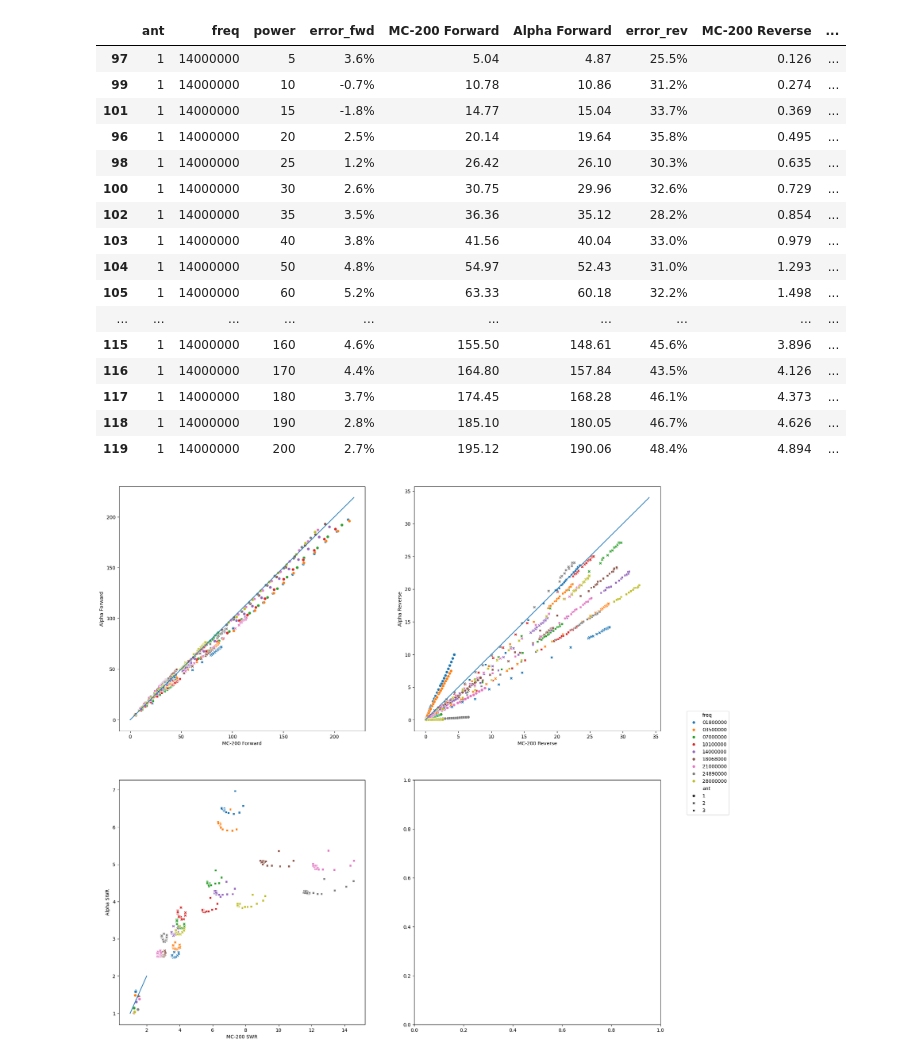
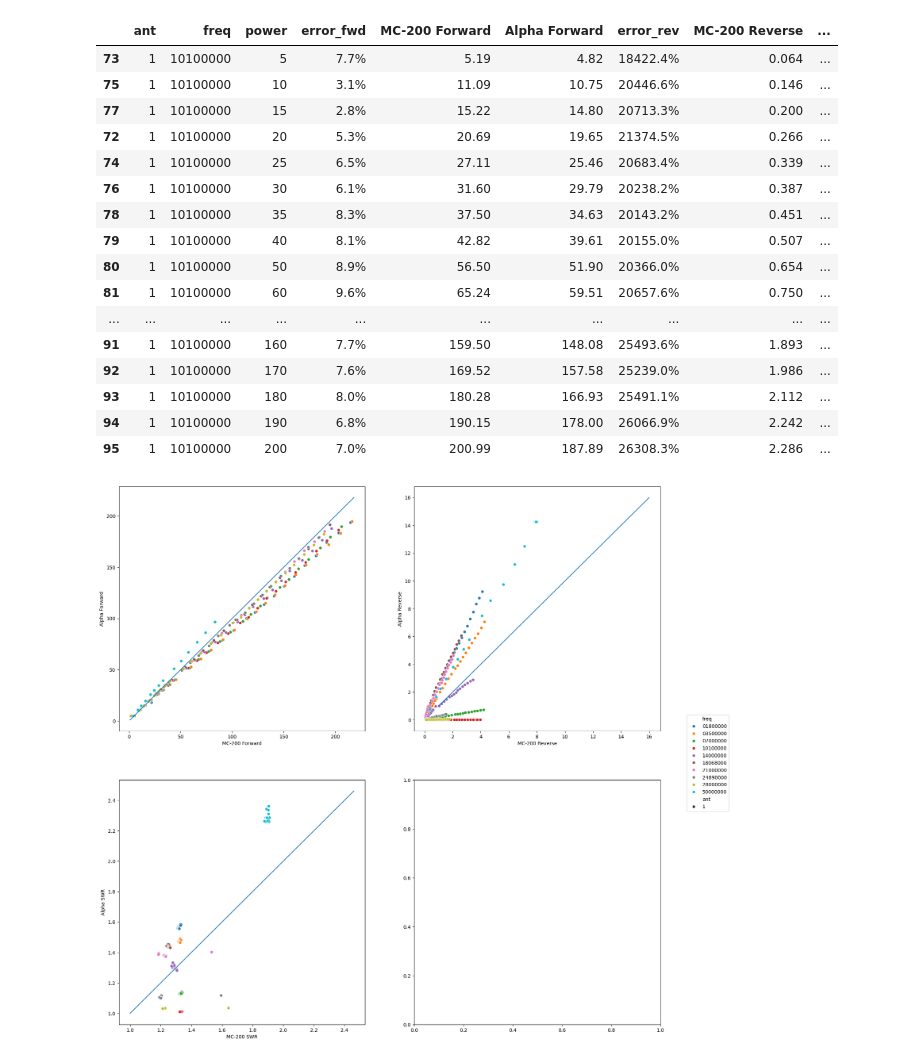
Before and after one commit to DaelonSuzuka/TunerLab, a Jupyter notebook: meter/meter_lab.ipynb, the cells around one changed output. Drawn from its saved outputs; the diff is of its cells as text; code cells hidden in the pictures.

```diff
--- a/meter/meter_lab.ipynb
+++ b/meter/meter_lab.ipynb
@@ -70,15 +70,15 @@ freqs = [
 # %%
 df = load_file('data.jsonl')
 df = df.query('ant == 1')
-df = df.query('freq == "14000000"')
+# df = df.query('freq == "14000000"')
 # df = df.query('freq == "18068000"')
-# df = df.query('freq == "10100000"')
+df = df.query('freq == "10100000"')
 # df = df.query('freq == "01800000"')
 # df = df.query('power == "020"')
 # df = df.sort_values('error_swr', ascending=False)
 df = df.sort_values(['ant', 'freq', 'power'])
 
-df = df.filter(['ant', 'freq', 'power', 'error_fwd', 'MC-200 Forward', 'Alpha Forward', 'error_rev', 'MC-200 Reverse', 'Alpha Reverse', 'error_swr', 'MC-200 SWR', 'Alpha SWR'], axis=1)
+df = df[['ant', 'freq', 'power', 'error_fwd', 'MC-200 Forward', 'Alpha Forward', 'error_rev', 'MC-200 Reverse', 'Alpha Reverse', 'error_swr', 'MC-200 SWR', 'Alpha SWR']]
 df.style.format({
     'error_swr':'{:0.1f}%',
     'error_fwd':'{:0.1f}%',
@@ -92,50 +92,50 @@ df.style.format({
 })
 # %% [output]
 |  | ant | freq | power | error_fwd | MC-200 Forward | Alpha Forward | error_rev | MC-200 Reverse | ... |
-| 97 | 1 | 14000000 | 5 | 3.6% | 5.04 | 4.87 | 25.5% | 0.126 | ... |
-| 99 | 1 | 14000000 | 10 | -0.7% | 10.78 | 10.86 | 31.2% | 0.274 | ... |
-| 101 | 1 | 14000000 | 15 | -1.8% | 14.77 | 15.04 | 33.7% | 0.369 | ... |
-| 96 | 1 | 14000000 | 20 | 2.5% | 20.14 | 19.64 | 35.8% | 0.495 | ... |
-| 98 | 1 | 14000000 | 25 | 1.2% | 26.42 | 26.10 | 30.3% | 0.635 | ... |
-| 100 | 1 | 14000000 | 30 | 2.6% | 30.75 | 29.96 | 32.6% | 0.729 | ... |
-| 102 | 1 | 14000000 | 35 | 3.5% | 36.36 | 35.12 | 28.2% | 0.854 | ... |
-| 103 | 1 | 14000000 | 40 | 3.8% | 41.56 | 40.04 | 33.0% | 0.979 | ... |
-| 104 | 1 | 14000000 | 50 | 4.8% | 54.97 | 52.43 | 31.0% | 1.293 | ... |
-| 105 | 1 | 14000000 | 60 | 5.2% | 63.33 | 60.18 | 32.2% | 1.498 | ... |
+| 73 | 1 | 10100000 | 5 | 7.7% | 5.19 | 4.82 | 18422.4% | 0.064 | ... |
+| 75 | 1 | 10100000 | 10 | 3.1% | 11.09 | 10.75 | 20446.6% | 0.146 | ... |
+| 77 | 1 | 10100000 | 15 | 2.8% | 15.22 | 14.80 | 20713.3% | 0.200 | ... |
+| 72 | 1 | 10100000 | 20 | 5.3% | 20.69 | 19.65 | 21374.5% | 0.266 | ... |
+| 74 | 1 | 10100000 | 25 | 6.5% | 27.11 | 25.46 | 20683.4% | 0.339 | ... |
+| 76 | 1 | 10100000 | 30 | 6.1% | 31.60 | 29.79 | 20238.2% | 0.387 | ... |
+| 78 | 1 | 10100000 | 35 | 8.3% | 37.50 | 34.63 | 20143.2% | 0.451 | ... |
+| 79 | 1 | 10100000 | 40 | 8.1% | 42.82 | 39.61 | 20155.0% | 0.507 | ... |
+| 80 | 1 | 10100000 | 50 | 8.9% | 56.50 | 51.90 | 20366.0% | 0.654 | ... |
+| 81 | 1 | 10100000 | 60 | 9.6% | 65.24 | 59.51 | 20657.6% | 0.750 | ... |
 | ... | ... | ... | ... | ... | ... | ... | ... | ... | ... |
-| 115 | 1 | 14000000 | 160 | 4.6% | 155.50 | 148.61 | 45.6% | 3.896 | ... |
-| 116 | 1 | 14000000 | 170 | 4.4% | 164.80 | 157.84 | 43.5% | 4.126 | ... |
-| 117 | 1 | 14000000 | 180 | 3.7% | 174.45 | 168.28 | 46.1% | 4.373 | ... |
-| 118 | 1 | 14000000 | 190 | 2.8% | 185.10 | 180.05 | 46.7% | 4.626 | ... |
-| 119 | 1 | 14000000 | 200 | 2.7% | 195.12 | 190.06 | 48.4% | 4.894 | ... |
+| 91 | 1 | 10100000 | 160 | 7.7% | 159.50 | 148.08 | 25493.6% | 1.893 | ... |
+| 92 | 1 | 10100000 | 170 | 7.6% | 169.52 | 157.58 | 25239.0% | 1.986 | ... |
+| 93 | 1 | 10100000 | 180 | 8.0% | 180.28 | 166.93 | 25491.1% | 2.112 | ... |
+| 94 | 1 | 10100000 | 190 | 6.8% | 190.15 | 178.00 | 26066.9% | 2.242 | ... |
+| 95 | 1 | 10100000 | 200 | 7.0% | 200.99 | 187.89 | 26308.3% | 2.286 | ... |
 # %%
-df = load_file('data.jsonl')
+df = load_file('data2.jsonl')
 
-# df = df.query('ant == 1')
-df = df.query('freq != "50000000"')
+df = df.query('ant == 1')
+# df = df.query('freq != "50000000"')
 
 fig, ax = plt.subplots(2, 2, figsize=(20, 20))
 
 
-def make_line(a, *r):
-    line = pd.DataFrame.from_records([{'x': i, 'y': i} for i in range(*r)])
+def make_line(a, top):
+    line = pd.DataFrame.from_records([{'x': i, 'y': i} for i in [1, top]])
     sns.lineplot(line, x='x', y='y', ax=a)
 
 
 sns.scatterplot(df, x='MC-200 Forward', y='Alpha Forward', hue='freq', style='ant', ax=ax[0, 0])
-make_line(ax[0, 0], 220)
+make_line(ax[0, 0], int(ceil(max(df['MC-200 Forward'].max(), df['Alpha Forward'].max()))) + 1)
 
 sns.scatterplot(df, x='MC-200 Reverse', y='Alpha Reverse', hue='freq', style='ant', ax=ax[0, 1])
-make_line(ax[0, 1], 35)
+make_line(ax[0, 1], int(ceil(max(df['MC-200 Reverse'].max(), df['Alpha Reverse'].max()))) + 1)
 
 sns.scatterplot(df, x='MC-200 SWR', y='Alpha SWR', hue='freq', style='ant', ax=ax[1, 0])
-make_line(ax[1, 0], 1, 3)
+make_line(ax[1, 0], max(df['MC-200 SWR'].max(), df['Alpha SWR'].max()) + 0.1)
 
 handles, labels = ax[0, 0].get_legend_handles_labels()
 fig.legend(handles, labels, loc='center right')
 
 ax[0, 0].get_legend().remove()
 ax[0, 1].get_legend().remove()
 ax[1, 0].get_legend().remove()
 # %% [output]
-[figure, old version]
+[figure, new version]
```
Also changed, not shown: parts of 4 cells of this notebook, 4 other files.
